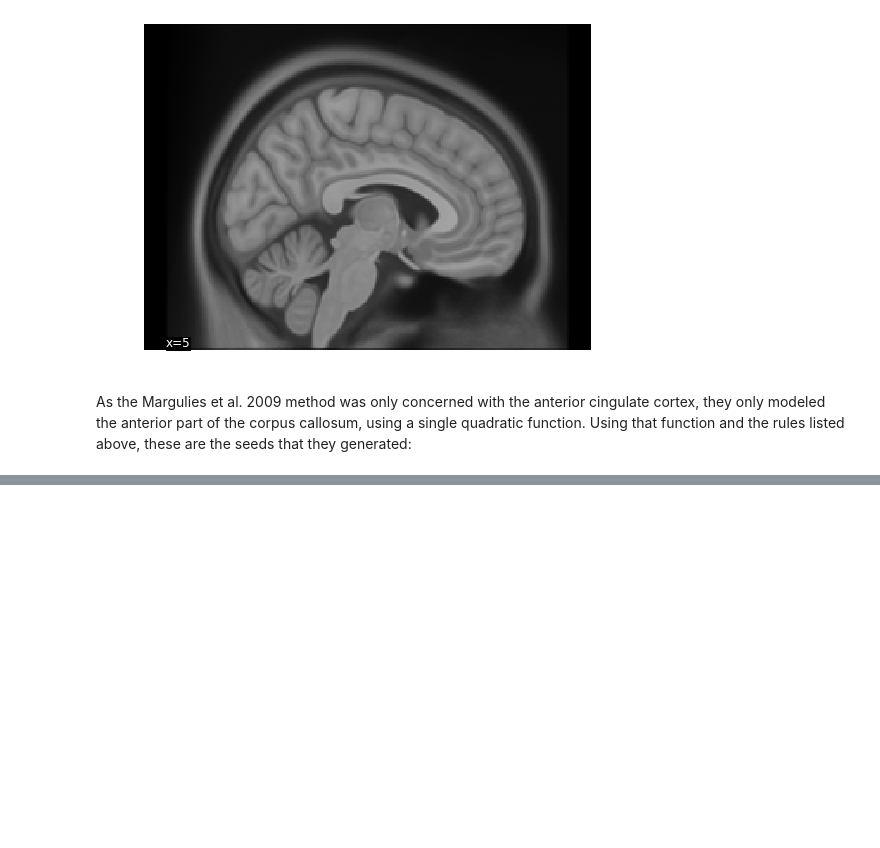
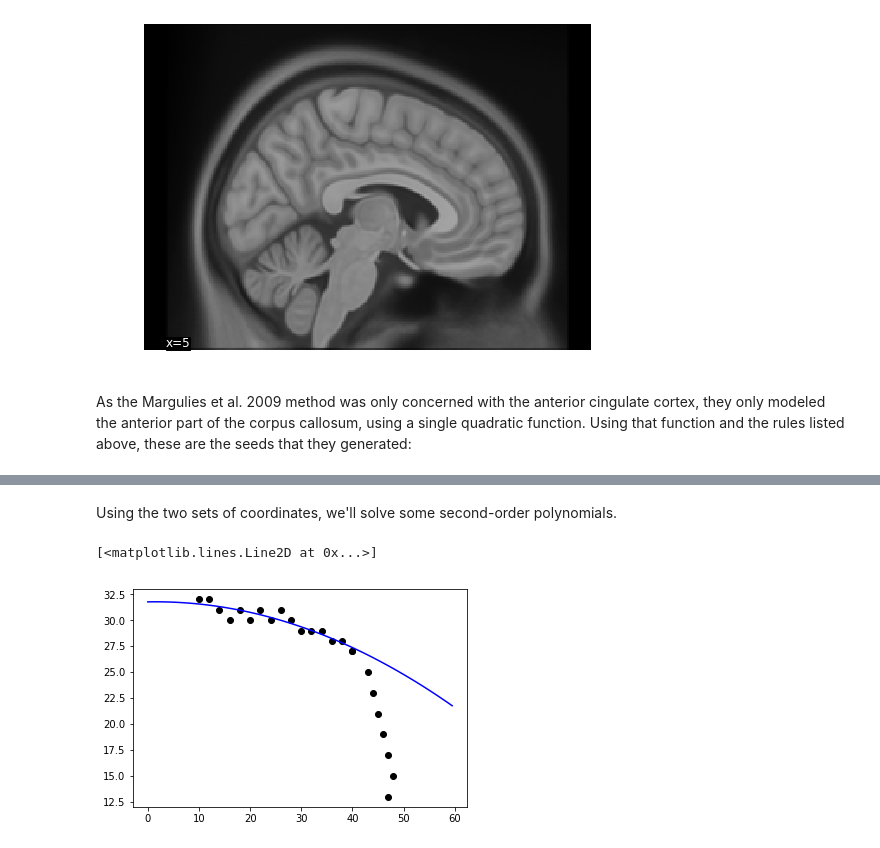
Before and after one commit to boredStats/cingulate-cortex-parcellation, a Jupyter notebook: create_seeds/Seed Generation Demo.ipynb, the cells around one changed output, grey strips where cells are left out. Drawn from its saved outputs; the diff is of its cells as text; code cells hidden in the pictures; blank space fills up the shorter version.

```diff
--- a/create_seeds/Seed Generation Demo.ipynb
+++ b/create_seeds/Seed Generation Demo.ipynb
@@ -43,0 +76,22 @@ plot_connectome(np.zeros(shape=[n, n]), acc_coords, ['k']*n, display_mode='x')
+# %% [markdown]
+Using the two sets of coordinates, we'll solve some second-order polynomials.
+# %%
+full_coords[:, 0] = full_coords[:, 0] * -1
+poly1_x = poly1_cc_2d[:, 0] * -1
+poly1_y = poly1_cc_2d[:, 1]
+
+poly2_x = poly2_cc_2d[:, 0]
+poly2_y = poly2_cc_2d[:, 1]
+
+params = np.polyfit(poly1_x, poly1_y, 2)
+poly1_func = fgen(x, params[0], params[1], params[2])
+
+params = np.polyfit(poly2_x, poly2_y, 2)
+poly2_func = fgen(x, params[0], params[1], params[2])
+
+fig, ax = plt.subplots()
+ax.scatter(x=full_coords[:, 0], y=full_coords[:, 1], c='k')
+ax.plot(x, poly1_func, 'b-')
+# %% [output]
+[<matplotlib.lines.Line2D at 0x...>]
+[figure, added]
```
Also changed, not shown: parts of 6 cells of this notebook, 29 other files.
